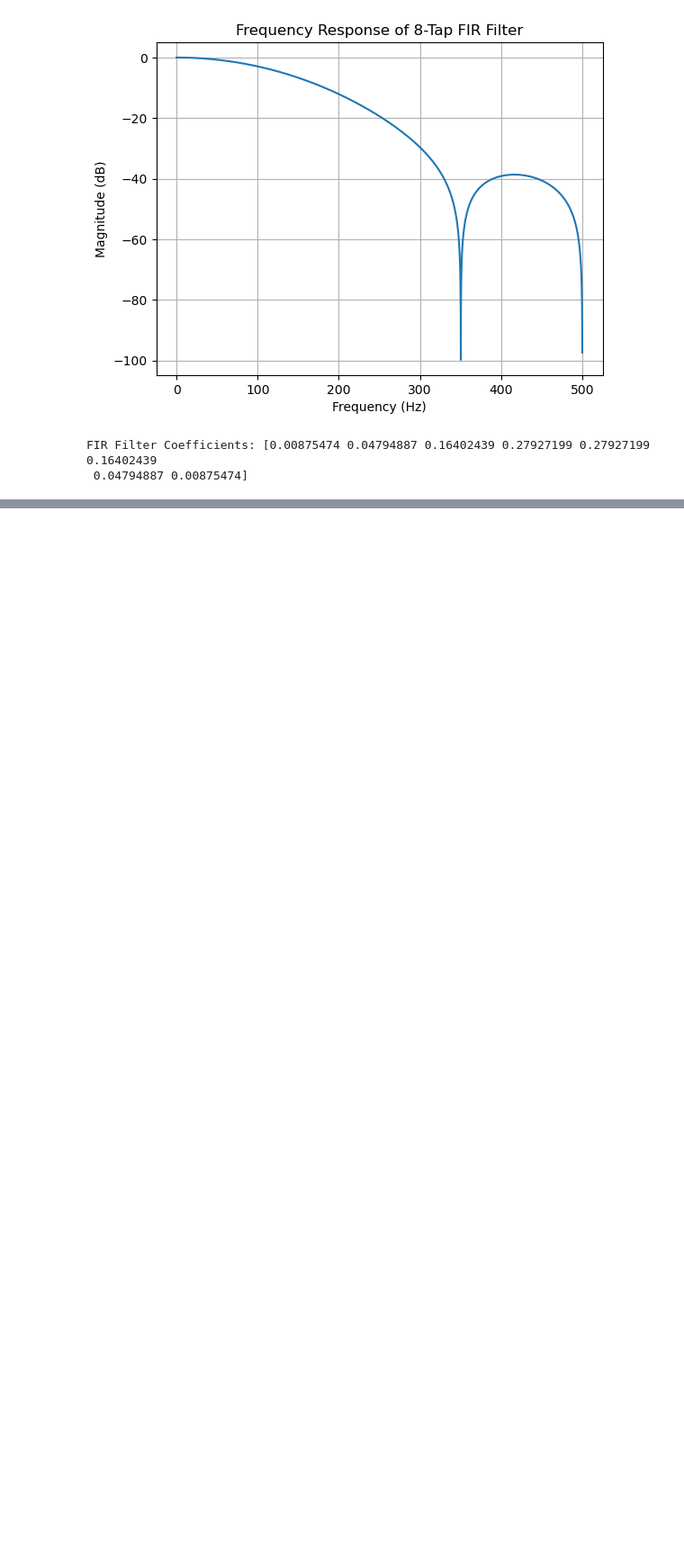
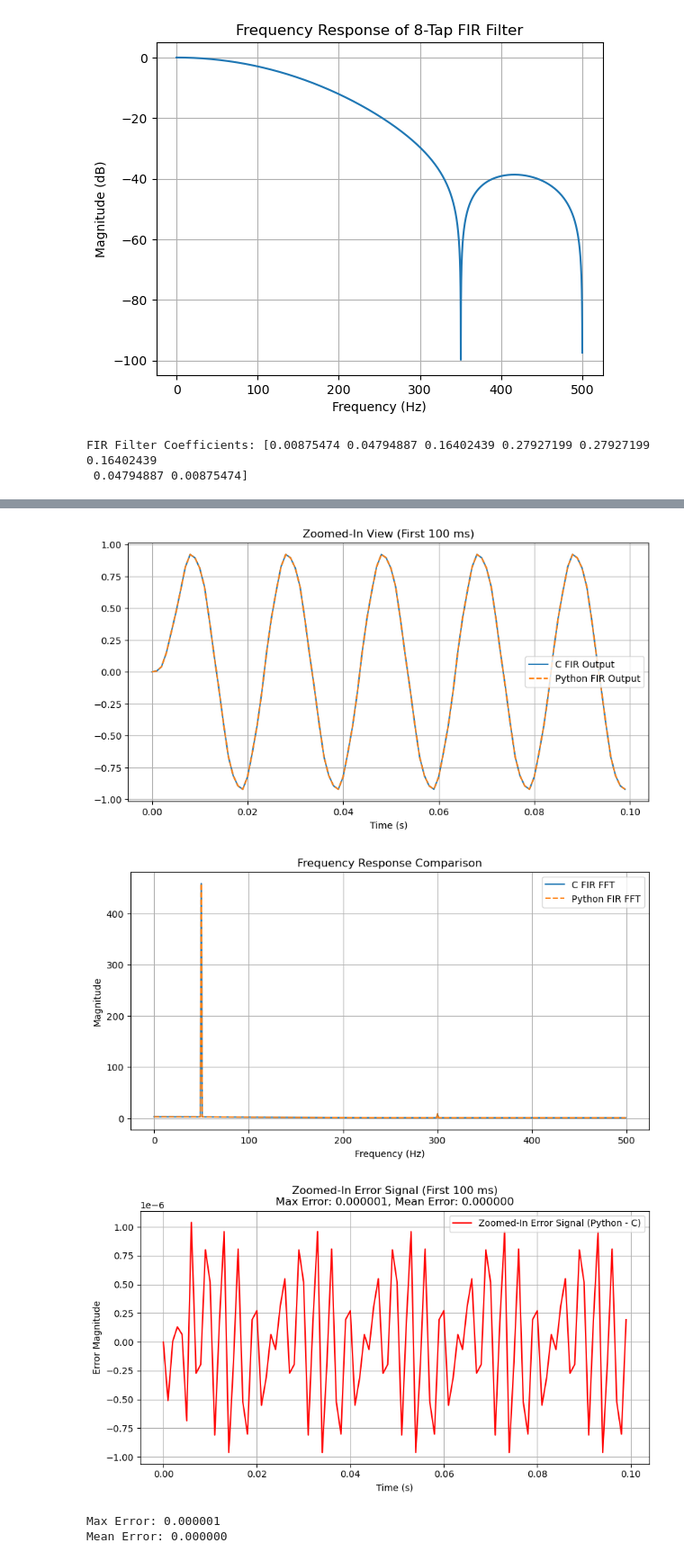
Before and after one commit to Cushychicken/dsp-codesign, a Jupyter notebook: sim/Filtermodel.ipynb, the cells around one changed output, grey strips where cells are left out. Shown at 90% size. Cells and saved outputs as stored; diff of their text form; code cells hidden in the pictures; blank space fills up the shorter version.

```diff
--- a/sim/Filtermodel.ipynb
+++ b/sim/Filtermodel.ipynb
@@ -80,0 +78,65 @@ FIR Filter Coefficients: [0.00875474 0.04794887 0.16402439 0.27927199 0.27927199
+# %%
+# Load C output data from "output_signal.txt"
+try:
+    c_data = np.loadtxt("output_signal.txt")  # Expecting two columns: input and filtered output
+    c_input = c_data[:, 0]   # First column: Original input signal from C
+    c_output = c_data[:, 1]  # Second column: C FIR filtered output
+except Exception as e:
+    print(f"Error loading 'output_signal.txt': {e}")
+    exit()
+
+# Apply FIR filter in Python
+python_output = signal.lfilter(coeffs, 1.0, c_input)
+
+# Compute error between Python and C implementations
+error_signal = python_output - c_output
+max_error = np.max(np.abs(error_signal))
+mean_error = np.mean(np.abs(error_signal))
+
+# Time vector
+t = np.arange(0, len(c_input)) / fs
+
+# Plot zoomed-in comparison (first 100 ms)
+plt.figure(figsize=(10, 5))
+zoom_range = t < 0.1
+plt.plot(t[zoom_range], c_output[zoom_range], label="C FIR Output")
+plt.plot(t[zoom_range], python_output[zoom_range], label="Python FIR Output", linestyle="dashed")
+plt.title("Zoomed-In View (First 100 ms)")
+plt.xlabel("Time (s)")
+plt.legend()
+plt.grid()
+
+# Compute and plot frequency responses
+fft_c_output = np.fft.fft(c_output)
+fft_python_output = np.fft.fft(python_output)
+freqs = np.fft.fftfreq(len(c_input), 1/fs)
+
+plt.figure(figsize=(10, 5))
+plt.plot(freqs[:fs//2], np.abs(fft_c_output[:fs//2]), label="C FIR FFT")
+plt.plot(freqs[:fs//2], np.abs(fft_python_output[:fs//2]), linestyle="dashed", label="Python FIR FFT")
+plt.title("Frequency Response Comparison")
+plt.xlabel("Frequency (Hz)")
+plt.ylabel("Magnitude")
+plt.legend()
+plt.grid()
+
+# Plot zoomed-in error signal (first 100 ms)
+plt.figure(figsize=(10, 5))
+plt.plot(t[zoom_range], error_signal[zoom_range], label="Zoomed-In Error Signal (Python - C)", color='r')
+plt.title(f"Zoomed-In Error Signal (First 100 ms)\nMax Error: {max_error:.6f}, Mean Error: {mean_error:.6f}")
+plt.xlabel("Time (s)")
+plt.ylabel("Error Magnitude")
+plt.legend()
+plt.grid()
+
+plt.show()
+
+# Print error summary
+print(f"Max Error: {max_error:.6f}")
+print(f"Mean Error: {mean_error:.6f}")
+# %% [output]
+[figure, added]
+[figure, added]
+[figure, added]
+Max Error: 0.000001
+Mean Error: 0.000000
```
Also changed, not shown: parts of 1 cell of this notebook, 1 other file.
